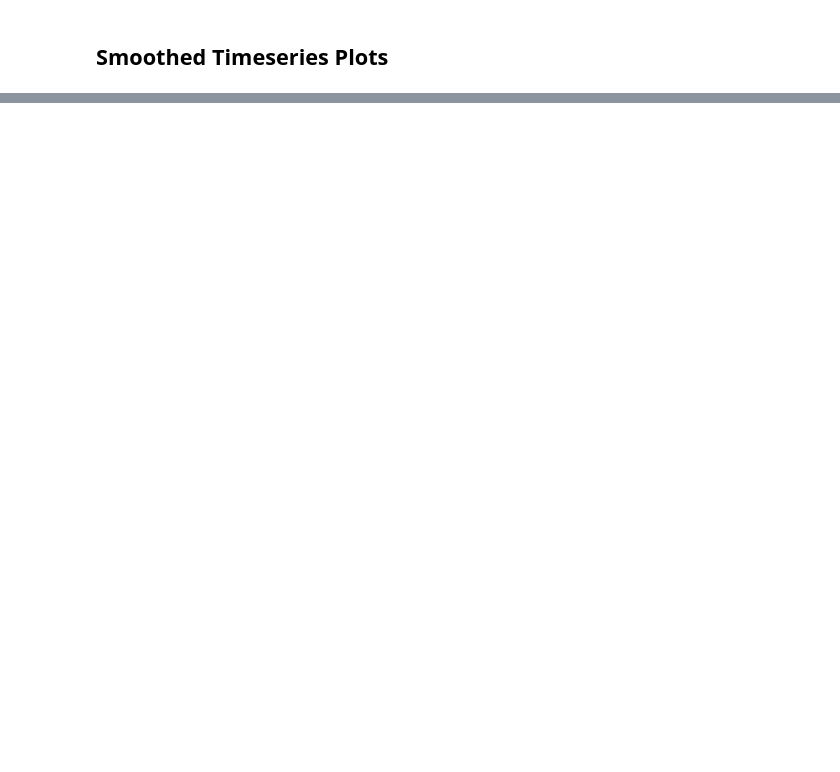
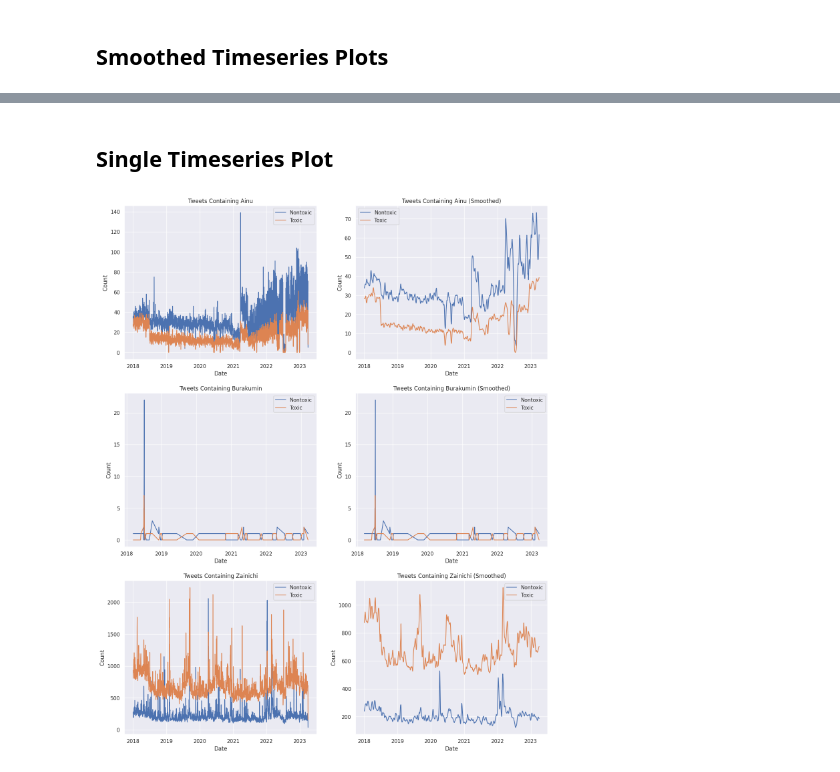
Before and after one commit to iSkytran/fljnlp, a Jupyter notebook: plot_generation.ipynb, the cells around one changed output, grey strips where cells are left out. Cells and saved outputs as stored; diff of their text form; code cells hidden in the pictures; blank space fills up the shorter version.

```diff
--- a/plot_generation.ipynb
+++ b/plot_generation.ipynb
@@ -52,0 +112,14 @@ smooth_plot("./data/twitter_zainichi_since_2018_by_date.csv", title="Tweets Cont
+# %% [markdown]
+## Single Timeseries Plot
+# %%
+fig, axes = plt.subplots(3, 2)
+fig.set_size_inches(14.5, 17.5)
+fig.tight_layout(pad=4.0)
+raw_plot("./data/twitter_ainu_since_2018_by_date.csv", title="Tweets Containing Ainu", ax=axes[0][0])
+raw_plot("./data/twitter_burakumin_since_2018_by_date.csv", title="Tweets Containing Burakumin", ax=axes[1][0])
+raw_plot("./data/twitter_zainichi_since_2018_by_date.csv", title="Tweets Containing Zainichi", ax=axes[2][0])
+smooth_plot("./data/twitter_ainu_since_2018_by_date.csv", title="Tweets Containing Ainu (Smoothed)", ax=axes[0][1])
+smooth_plot("./data/twitter_burakumin_since_2018_by_date.csv", title="Tweets Containing Burakumin (Smoothed)", ax=axes[1][1])
+smooth_plot("./data/twitter_zainichi_since_2018_by_date.csv", title="Tweets Containing Zainichi (Smoothed)", ax=axes[2][1])
+# %% [output]
+[figure, added]
```
Also changed, not shown: parts of 9 cells of this notebook, 1 other file.
